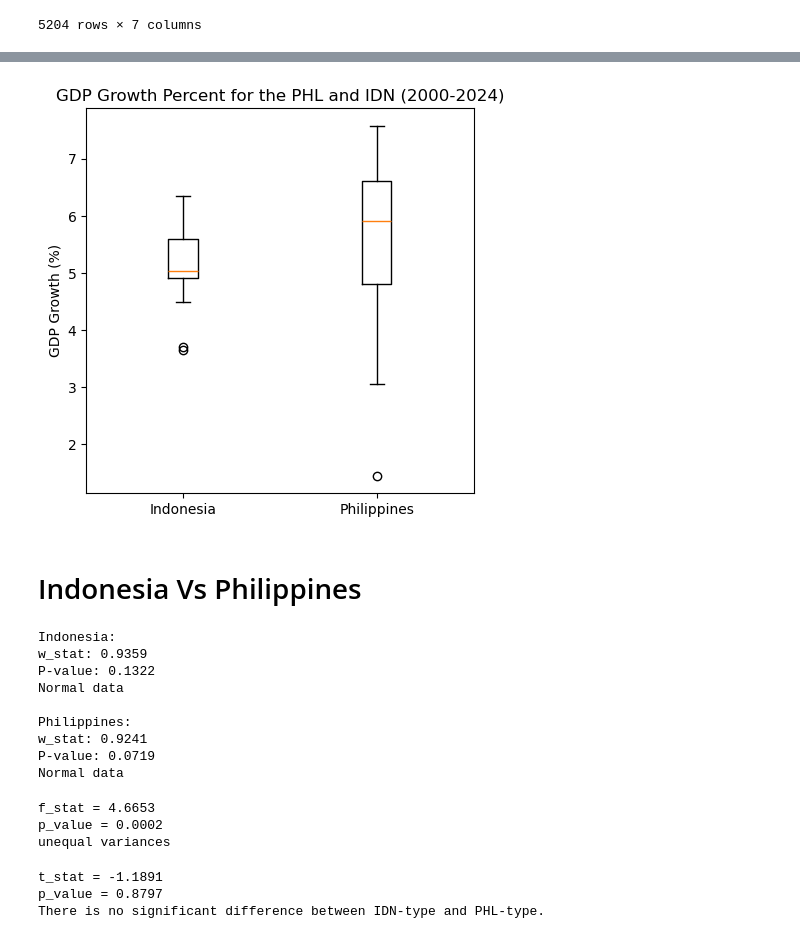
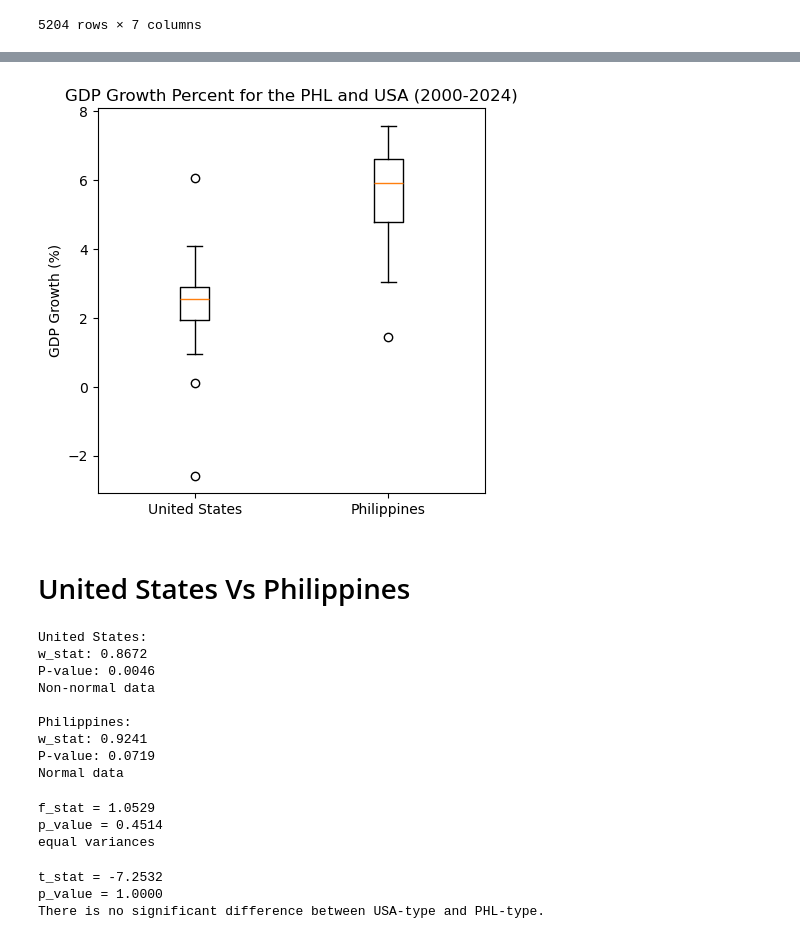
Before and after one commit to Tovi-Rufin-M/Statistics, a Jupyter notebook: Activity/philipins_vs_indoisa.ipynb, the cells around one changed output, grey strips where cells are left out. Cells and saved outputs as stored; diff of their text form; code cells hidden in the pictures.

```diff
--- a/Activity/philipins_vs_indoisa.ipynb
+++ b/Activity/philipins_vs_indoisa.ipynb
@@ -100,6 +100,6 @@ plt.show()
 # %%
 # removing 3-sigma outliers
-z_nuclear = stats.zscore(df['Indonesia'])
+z_nuclear = stats.zscore(df['United States'])
 nuc_outliers = (z_nuclear<-3)|(z_nuclear>3)
 df = df[~nuc_outliers]
 # %%
@@ -115,24 +115,24 @@ plt.show()
 # %%
 # check for outliers
 plt.figure(figsize=(5,5))
-plt.boxplot(df[['Indonesia','Philippines']],tick_labels=['Indonesia','Philippines'])
-plt.title("GDP Growth Percent for the PHL and IDN (2000-2024)")
+plt.boxplot(df[['United States','Philippines']],tick_labels=['United States','Philippines'])
+plt.title("GDP Growth Percent for the PHL and USA (2000-2024)")
 plt.ylabel('GDP Growth (%)')
 plt.show()
 # %% [output]
-[figure, old version]
+[figure, new version]
 # %% [markdown]
-# Indonesia Vs Philippines
+# United States Vs Philippines
 # %%
 # shapiro-wilk normality test
-IDNw_stat, IDNp_value = stats.shapiro(df['Indonesia'])
-print("Indonesia:")
-print(f"w_stat: {IDNw_stat:.4f}")
-print(f"P-value: {IDNp_value:.4f}")
+USAw_stat, USAp_value = stats.shapiro(df['United States'])
+print("United States:")
+print(f"w_stat: {USAw_stat:.4f}")
+print(f"P-value: {USAp_value:.4f}")
 
 # verdict
 alpha = 0.05
-if IDNp_value < alpha:
+if USAp_value < alpha:
     # reject null hypothesis
     print("Non-normal data")
 else:
@@ -142,7 +142,7 @@ else:
 # shapiro-wilk normality test
 PHLw_stat, PHLp_value = stats.shapiro(df['Philippines'])
 
-print("Philippines:")
+print("\nPhilippines:")
 print(f"w_stat: {PHLw_stat:.4f}")
 print(f"P-value: {PHLp_value:.4f}")
 
@@ -155,24 +155,17 @@ else:
     # fail to reject null hypothesis
     print("Normal data")
 # %% [output]
-Indonesia:
-w_stat: 0.9359
-P-value: 0.1322
-Normal data
+United States:
+w_stat: 0.8672
+P-value: 0.0046
+Non-normal data
 
 Philippines:
 w_stat: 0.9241
 P-value: 0.0719
 Normal data
 # %%
-"""
-F-Test for equality of variances
---------------------------------
-Ho: var_nuclear = var_coal
-Ha: var_nuclear != var_coal
-"""
-
-var_nuc = df['Indonesia'].var(ddof=1)
+var_nuc = df['United States'].var(ddof=1)
 var_coal = df['Philippines'].var(ddof=1)
 
 # F-statistic
@@ -184,7 +177,7 @@ else:
 print(f'f_stat = {f_stat:.4f}')
 
 # Degrees of Freedom
-dof_nuc = df['Indonesia'].count()-1
+dof_nuc = df['United States'].count()-1
 dof_coal = df['Philippines'].count()-1
 
 # probability value
@@ -200,18 +193,11 @@ else:
     # fail to reject null hypothesis
     print("equal variances")
 # %% [output]
-f_stat = 4.6653
-p_value = 0.0002
-unequal variances
+f_stat = 1.0529
+p_value = 0.4514
+equal variances
 # %%
-"""
-2- Sample T-Test for Independent Samples
-----------------------------------------
-Ho: Indonesia <= Philippines
-Ha: Indonesia > Philippines
-"""
-
-t_stat, p_value = stats.ttest_ind(df['Indonesia'],df['Philippines'],
+t_stat, p_value = stats.ttest_ind(df['United States'],df['Philippines'],
                                   alternative='greater',
                                   equal_var=True)
 
@@ -222,12 +208,12 @@ print(f'p_value = {p_value:.4f}')
 alpha = 0.05
 if p_value < alpha:
     # reject null hypothesis
-    print("IDN-type is better than PHL-type.")
+    print("USA-type is better than PHL-type.")
     # fail to reject null hypothesis
 else:
-    print("There is no significant difference between IDN-type and PHL-type.")
+    print("There is no significant difference between USA-type and PHL-type.")
 # %% [output]
-t_stat = -1.1891
-p_value = 0.8797
-There is no significant difference between IDN-type and PHL-type.
+t_stat = -7.2532
+p_value = 1.0000
+There is no significant difference between USA-type and PHL-type.
 # %%
```
Also changed, not shown: parts of 6 cells of this notebook, 4 other files.
